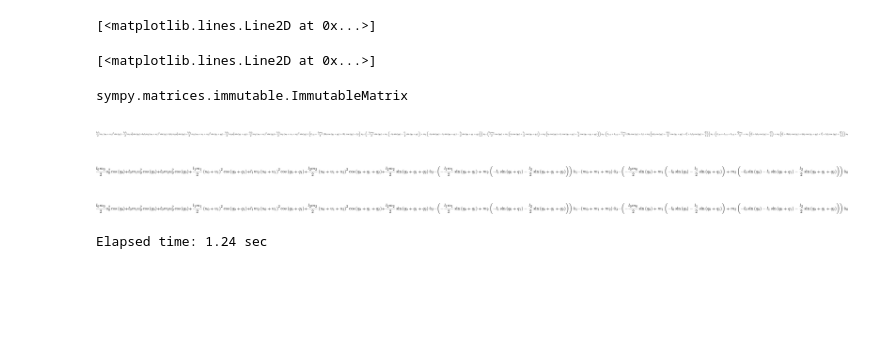
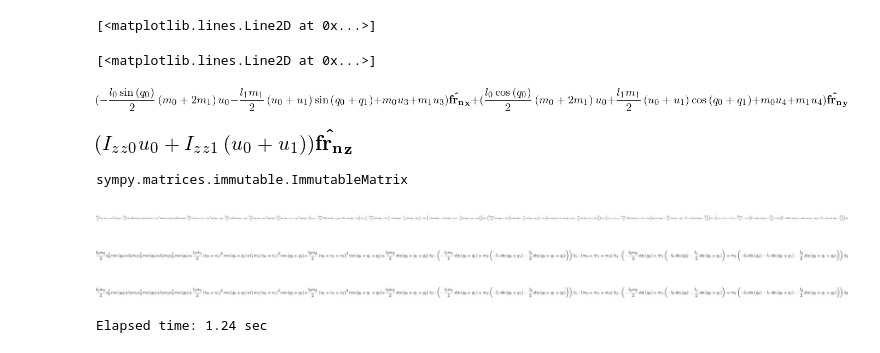
Before and after one commit to isaacyeaton/snaketurn, a Jupyter notebook: 3-link-snake-holonomic.ipynb, the cells around one changed output. Saved outputs shown, nothing was run; the diff lists cells and outputs as text; code cells hidden in the pictures; blank space fills up the shorter version.

```diff
--- a/3-link-snake-holonomic.ipynb
+++ b/3-link-snake-holonomic.ipynb
@@ -328,6 +583,15 @@ ax.plot(jtx[:, 1], jty[:, 1])
 ax.plot(jtx[:, 2], jty[:, 2])
 # %% [output]
 [<matplotlib.lines.Line2D at 0x...>]
+# %%
+exp = me.linear_momentum(frN, *[bd0, bd1]).express(frN)
+exp.simplify()
+# %% [output]
+[figure, added]
+# %%
+me.angular_momentum(Nor, frN, *[bd0, bd1]).express(frN).simplify()
+# %% [output]
+[figure, added]
 # %%
 # number of links (not currently used)
 n = 3
```
Also changed, not shown: parts of 20 cells of this notebook, 2 other files.
